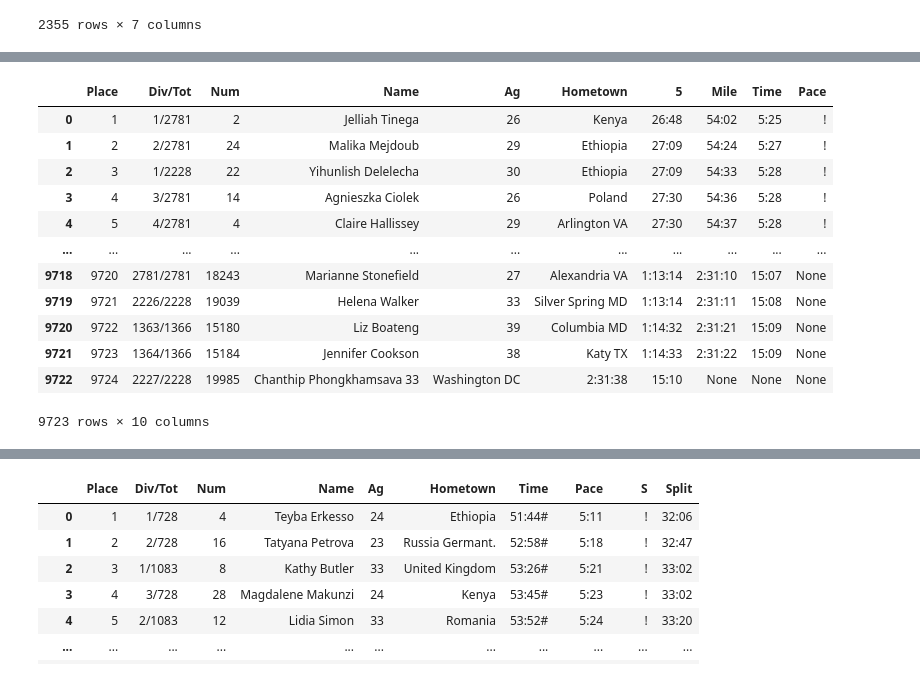
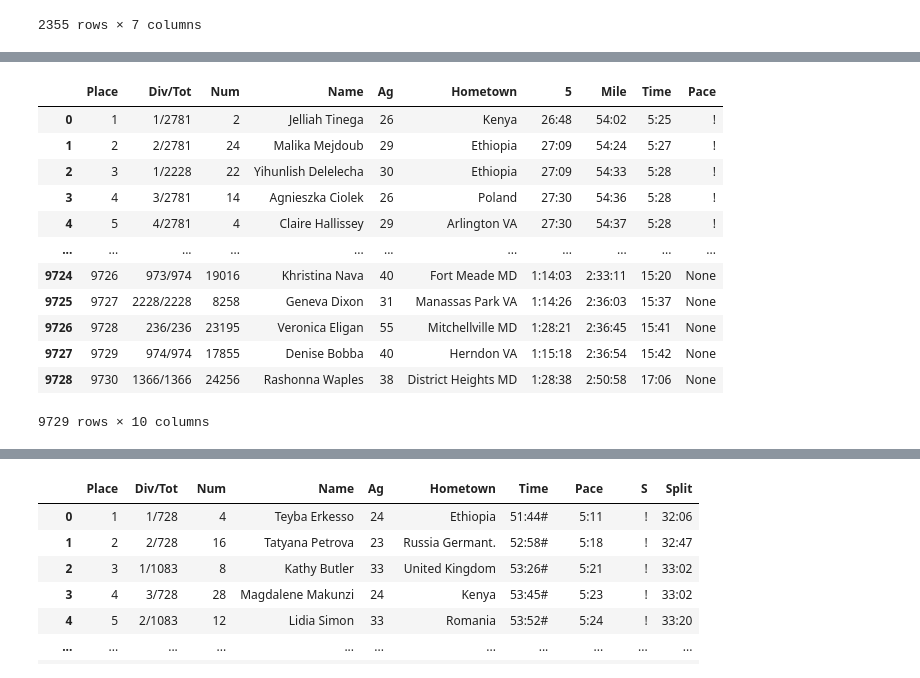
Before and after one commit to mjwolfe91/QTW-CaseStudy2, a Jupyter notebook: QTW_CaseStudy2.ipynb, the cells around one changed output, grey strips where cells are left out. Saved outputs shown, nothing was run; the diff lists cells and outputs as text; code cells hidden in the pictures.

```diff
--- a/QTW_CaseStudy2.ipynb
+++ b/QTW_CaseStudy2.ipynb
@@ -279,15 +279,16 @@ f_urls[13]
 import urllib.request
 from bs4 import BeautifulSoup
 
-URL = 'http://www.cherryblossom.org/results/1999/cb99f.html'
+URL = 'http://www.cherryblossom.org/results/2006/women.htm'
 
 response = urllib.request.urlopen(URL)
 html = response.read().decode('utf-8')
 soup = BeautifulSoup(html, "lxml")
-table = soup.find("pre").find(text=True)
+#text = soup.get_text()
+table = soup.find('pre').find(text=True)
 raw_rows = [x.strip() for x in table.split('\n')]
-table_cols = raw_rows[1].split()
-table_cols[1] = table_cols[1] + table_cols[2]
-table_cols.remove("/TOT")
-table_cols
+#table_cols = raw_rows[6].split()
+#table_cols[1] = table_cols[1] + table_cols[2]
+#table_cols.remove("/TOT")
+raw_rows[:10]
 # %% [output]
@@ -307,0 +352,8 @@ ValueError: list.remove(x): x not in list
+# %%
+parsed_rows = []
+for row in raw_rows[6:len(raw_rows[6:])+1]:
+    parsed_rows.append(re.split(r'\s{2,}|(?<=[0-9])\s', row))
+    if len(re.split(r'\s{2,}|(?<=[0-9])\s', row)) > 10:
+        print(re.split(r'\s{2,}|(?<=[0-9])\s', row))
+    #parsed_rows.append(re.split(r'\s{2,}|(?<=[0-9])\s', row))
+#parsed_rows[2160:]
@@ -317,7 +373,3 @@ table_cols.remove("/TOT")
 parsed_rows = []
 for row in raw_rows[3:len(raw_rows[3:])+1]:
     parsed_rows.append(re.split(r'\s{2,}|(?<=[0-9])\s', row))
-# %%
-for row in parsed_rows:
-    if len(row)<7:
-        print(row)
@@ -342,4 +375,0 @@ for row in parsed_rows:
-# %%
-for row in raw_rows[3:10]:
-    print(re.split(r'\s{2,}|(?<=[0-9])\s', row))
-    #parsed_rows.append(re.split(r'\s{2,}|(?<=[0-9])\s', row))
@@ -413,33 +826,34 @@ UnicodeDecodeError: 'utf-8' codec can't decode byte 0xe9 in position 825609: inv
 # %%
 def scrape_2012(URL):
     response = urllib.request.urlopen(URL)
     html = response.read().decode('utf-8')
     soup = BeautifulSoup(html, "lxml")
     table = soup.find("pre").find(text=True)
     raw_rows = [x.strip() for x in table.split('\n')]
     table_cols = raw_rows[6].split()
     table_cols[1] = table_cols[1] + table_cols[2]
     table_cols.remove("/Tot")
     table_cols.remove("S")
     parsed_rows = []
-    for row in raw_rows[8:len(raw_rows[8:])+1]:
+    for row in raw_rows[8:(8+9729)]:
         parsed_rows.append(re.split(r'\s{2,}|(?<=[0-9])\s', row))
     df = pd.DataFrame(parsed_rows, columns = table_cols)
     return df
 
 f2012 = scrape_2012(f_urls[13])
 f2012
+# Parsing Issue: age is grouped under name
 # %% [output]
 |  | Place | Div/Tot | Num | Name | Ag | Hometown | 5 | Mile | Time | Pace |
 | 0 | 1 | 1/2781 | 2 | Jelliah Tinega | 26 | Kenya | 26:48 | 54:02 | 5:25 | ! |
 | 1 | 2 | 2/2781 | 24 | Malika Mejdoub | 29 | Ethiopia | 27:09 | 54:24 | 5:27 | ! |
 | 2 | 3 | 1/2228 | 22 | Yihunlish Delelecha | 30 | Ethiopia | 27:09 | 54:33 | 5:28 | ! |
 | 3 | 4 | 3/2781 | 14 | Agnieszka Ciolek | 26 | Poland | 27:30 | 54:36 | 5:28 | ! |
 | 4 | 5 | 4/2781 | 4 | Claire Hallissey | 29 | Arlington VA | 27:30 | 54:37 | 5:28 | ! |
 | ... | ... | ... | ... | ... | ... | ... | ... | ... | ... | ... |
-| 9718 | 9720 | 2781/2781 | 18243 | Marianne Stonefield | 27 | Alexandria VA | 1:13:14 | 2:31:10 | 15:07 | None |
-| 9719 | 9721 | 2226/2228 | 19039 | Helena Walker | 33 | Silver Spring MD | 1:13:14 | 2:31:11 | 15:08 | None |
-| 9720 | 9722 | 1363/1366 | 15180 | Liz Boateng | 39 | Columbia MD | 1:14:32 | 2:31:21 | 15:09 | None |
-| 9721 | 9723 | 1364/1366 | 15184 | Jennifer Cookson | 38 | Katy TX | 1:14:33 | 2:31:22 | 15:09 | None |
-| 9722 | 9724 | 2227/2228 | 19985 | Chanthip Phongkhamsava 33 | Washington DC | 2:31:38 | 15:10 | None | None | None |
+| 9724 | 9726 | 973/974 | 19016 | Khristina Nava | 40 | Fort Meade MD | 1:14:03 | 2:33:11 | 15:20 | None |
+| 9725 | 9727 | 2228/2228 | 8258 | Geneva Dixon | 31 | Manassas Park VA | 1:14:26 | 2:36:03 | 15:37 | None |
+| 9726 | 9728 | 236/236 | 23195 | Veronica Eligan | 55 | Mitchellville MD | 1:28:21 | 2:36:45 | 15:41 | None |
+| 9727 | 9729 | 974/974 | 17855 | Denise Bobba | 40 | Herndon VA | 1:15:18 | 2:36:54 | 15:42 | None |
+| 9728 | 9730 | 1366/1366 | 24256 | Rashonna Waples | 38 | District Heights MD | 1:28:38 | 2:50:58 | 17:06 | None |
-9723 rows × 10 columns
+9729 rows × 10 columns
```
Also changed, not shown: parts of 31 cells of this notebook.
